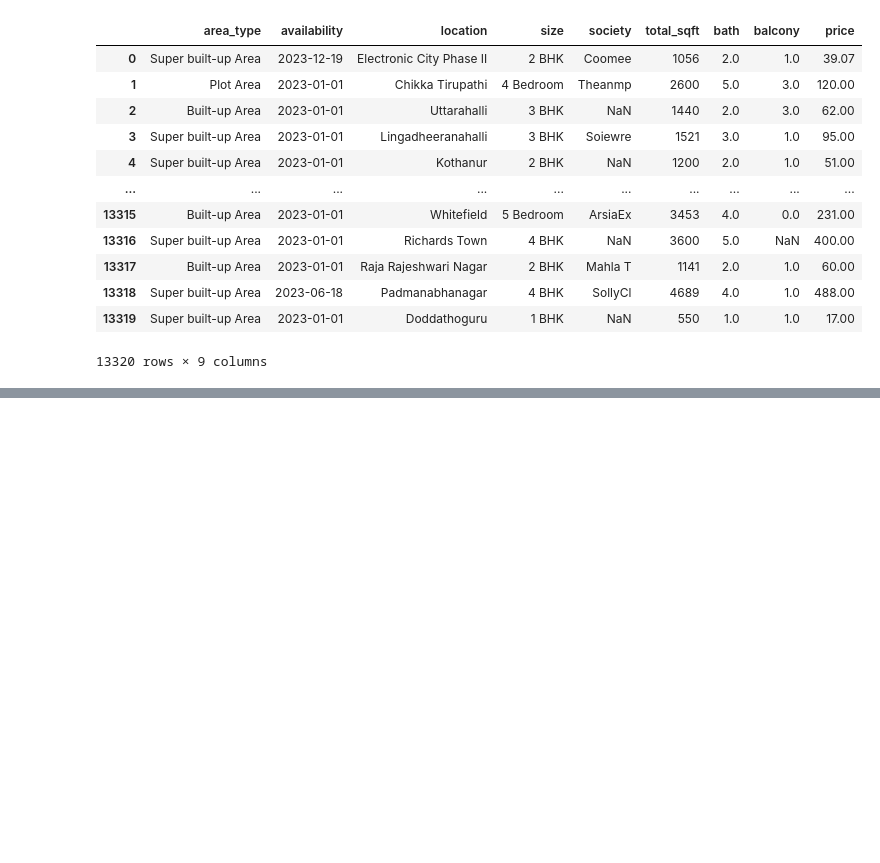
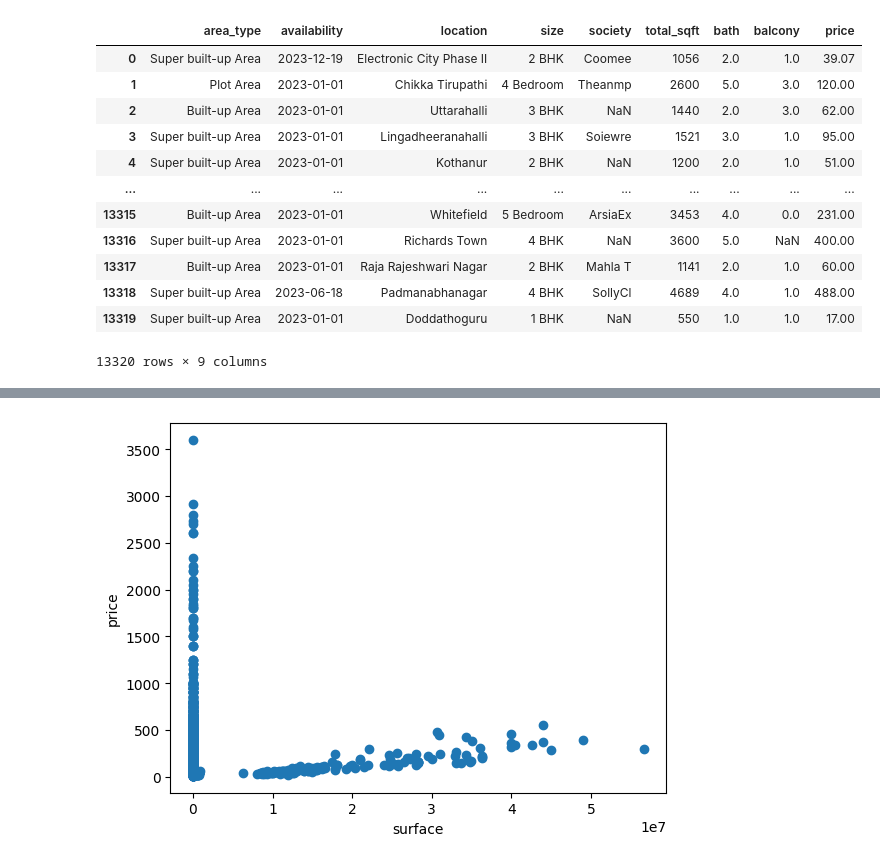
Before and after one commit to MateoDubernet/data-science-project-2, a Jupyter notebook: projet.ipynb, the cells around one changed output, grey strips where cells are left out. Cells and saved outputs as stored; diff of their text form; code cells hidden in the pictures; blank space fills up the shorter version.

```diff
--- a/projet.ipynb
+++ b/projet.ipynb
@@ -50,0 +167,7 @@ df
+# %%
+plt.plot(df_total_sqft, df_price, 'o') # scatterplot
+plt.xlabel('surface')
+plt.ylabel('price')
+plt.show()
+# %% [output]
+[figure, added]
```
Also changed, not shown: parts of 37 cells of this notebook, 1 other file.
